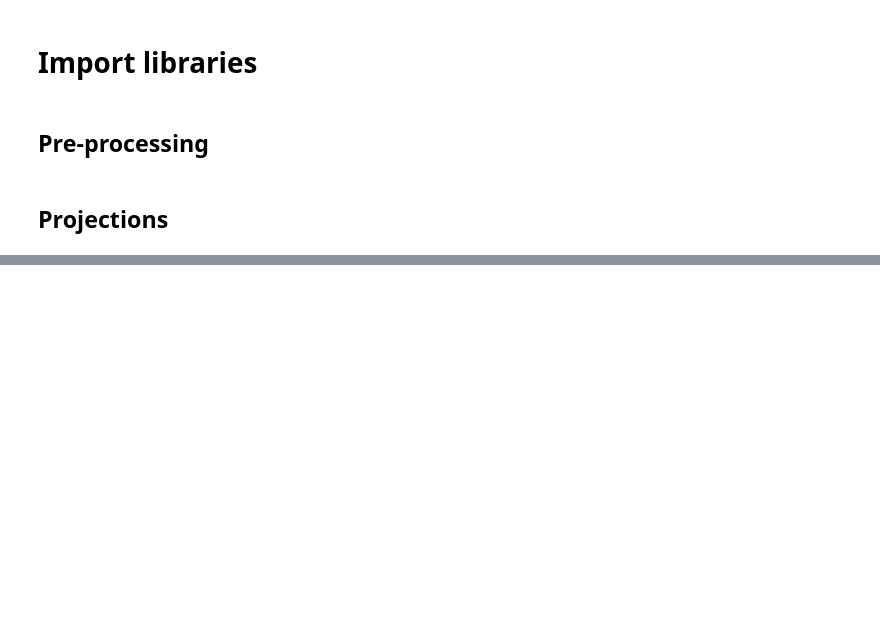
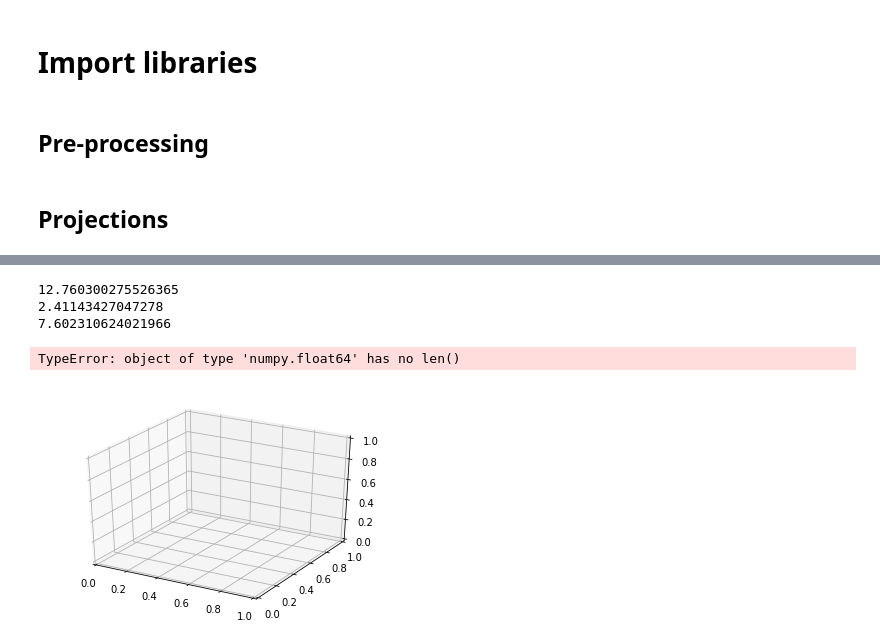
Before and after one commit to PaulineMauryL/PropellerProject, a Jupyter notebook: main.ipynb, the cells around one changed output, grey strips where cells are left out. Saved outputs shown, nothing was run; the diff lists cells and outputs as text; code cells hidden in the pictures; blank space fills up the shorter version.

Commit message:
projection of couple point on plan

```diff
--- a/main.ipynb
+++ b/main.ipynb
@@ -42,0 +47,16 @@ def project_couples(couple, planes):
+# %%
+def project_couple(couple, plane, proj_up_i, proj_down_i):
+
+    projection = []
+    for i, pair in enumerate(couple):
+        projection.append( point_on_plane( proj_up_i.loc[pair[0], :], proj_down_i.loc[pair[1], :], plane ) )
+
+    return projection
+# %%
+def project_all_couples(couples, planes, proj_up, proj_down):
+
+    projections = []
+    for i, couple in enumerate(couples):
+        projections.append( project_couple(couple, planes[i+1], proj_up[i], proj_down[i]) )
+
+    return projections
@@ -42,0 +75,2 @@ def project_couples(couple, planes):
+# %%
+projections = project_all_couples(couples, planes, proj_up, proj_down)
@@ -42,0 +97,29 @@ def project_couples(couple, planes):
+# %%
+from mpl_toolkits.mplot3d import Axes3D
+from mpl_toolkits.mplot3d import proj3d
+from matplotlib.patches import FancyArrowPatch
+import matplotlib.pyplot as plt
+
+def plot_final_projections(projections):
+    fig = plt.figure()
+    ax = fig.add_subplot(111, projection='3d')
+    for i, plan in enumerate(projections):
+        for j, elem in enumerate(plan):
+            print(projections[i][j][0])
+            print(projections[i][j][1])
+            print(projections[i][j][2])
+            ax.plot(projections[i][j][0], projections[i][j][1], projections[i][j][2], 'co', markersize=3, alpha=0.2)
+            #ax.plot(12.76, 2.41, 7.6, 'go', markersize=3, alpha=0.2)
+    ax.set_xlabel('x_values', fontsize=15)
+    ax.set_ylabel('y_values', fontsize=15)
+    ax.set_zlabel('z_values', fontsize=15)
+    plt.title('Projections on plane', fontsize=20)
+    plt.show()
+# %%
+plot_final_projections(projections)
+# %% [output]
+12.760300275526365
+2.41143427047278
+7.602310624021966
+TypeError: object of type 'numpy.float64' has no len()
+[figure, added]
```
Also changed, not shown: parts of 8 cells of this notebook, 4 other files.
